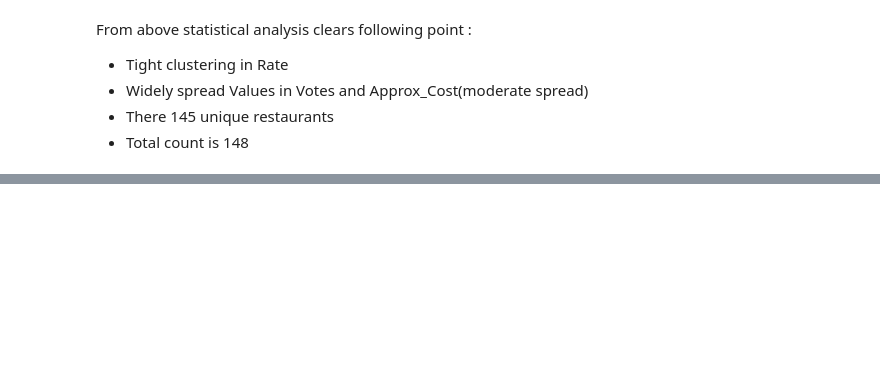
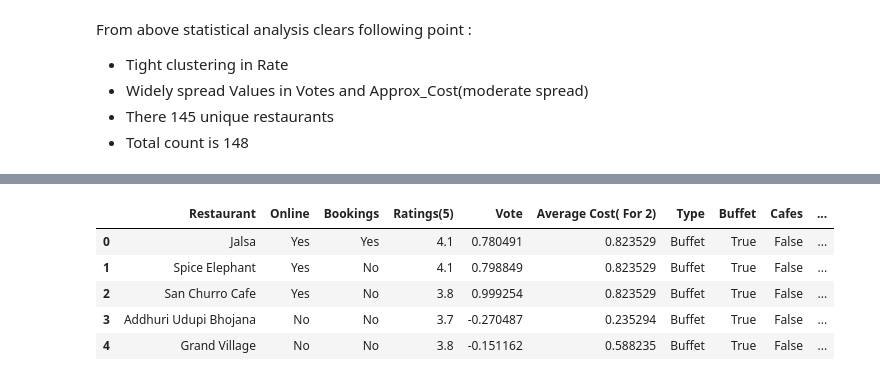
Before and after one commit to mynkchn/Drive-Into-Analysis, a Jupyter notebook: Zomato Data Analysis/zomato_data_analysis.ipynb, the cells around one changed output, grey strips where cells are left out. Drawn from its saved outputs; the diff is of its cells as text; code cells hidden in the pictures; blank space fills up the shorter version.

```diff
--- a/Zomato Data Analysis/zomato_data_analysis.ipynb
+++ b/Zomato Data Analysis/zomato_data_analysis.ipynb
@@ -131,0 +176,10 @@ df.head(5)
+# %%
+df=pd.concat([df,dummy],axis=1)
+df.head(5)
+# %% [output]
+|  | Restaurant | Online | Bookings | Ratings(5) | Vote | Average Cost( For 2) | Type | Buffet | Cafes | ... |
+| 0 | Jalsa | Yes | Yes | 4.1 | 0.780491 | 0.823529 | Buffet | True | False | ... |
+| 1 | Spice Elephant | Yes | No | 4.1 | 0.798849 | 0.823529 | Buffet | True | False | ... |
+| 2 | San Churro Cafe | Yes | No | 3.8 | 0.999254 | 0.823529 | Buffet | True | False | ... |
+| 3 | Addhuri Udupi Bhojana | No | No | 3.7 | -0.270487 | 0.235294 | Buffet | True | False | ... |
+| 4 | Grand Village | No | No | 3.8 | -0.151162 | 0.588235 | Buffet | True | False | ... |
```
Also changed, not shown: parts of 12 cells of this notebook, 1 other file.
